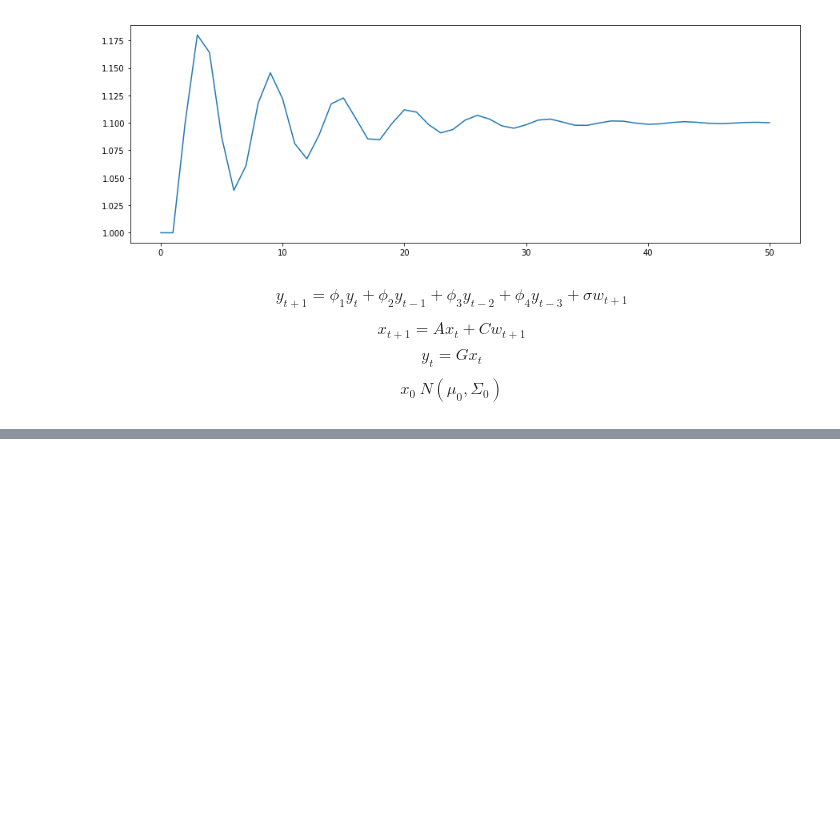
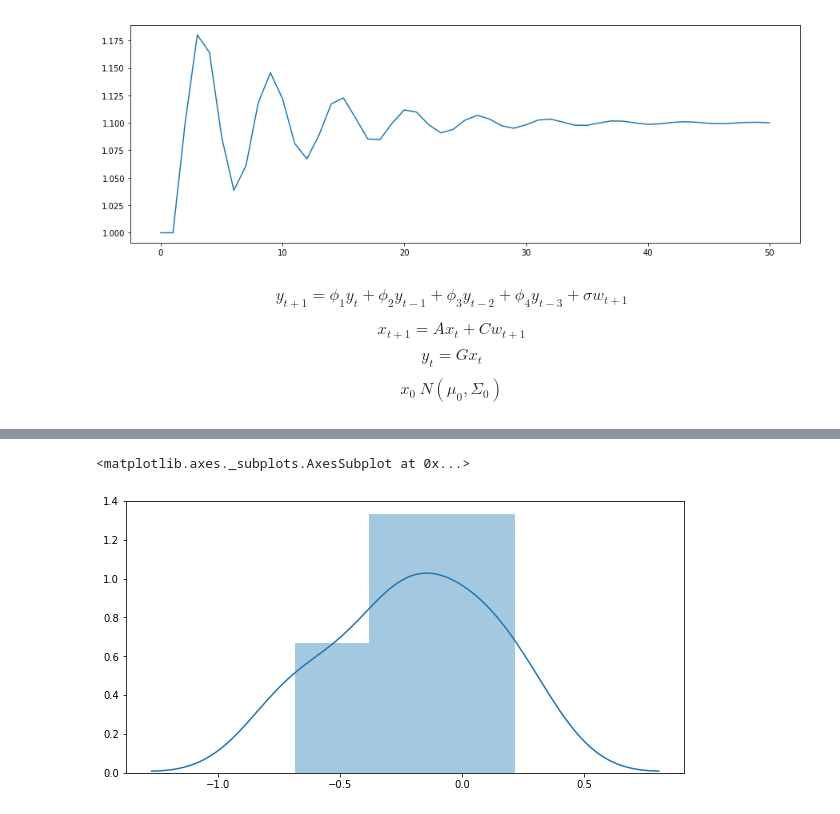
Before and after one commit to SolomonZA/ml_tutorials, a Jupyter notebook: Quantecon - Linear State Space Models.ipynb, the cells around one changed output, grey strips where cells are left out. Drawn from its saved outputs; the diff is of its cells as text; code cells hidden in the pictures; blank space fills up the shorter version.

```diff
--- a/Quantecon - Linear State Space Models.ipynb
+++ b/Quantecon - Linear State Space Models.ipynb
@@ -164,0 +262,7 @@ plt.plot(x)
+# %%
+sns.distplot(y)
+
+# This plot shows us that the different values of Y_T (the last value of the realisation) are normally distributed
+# %% [output]
+<matplotlib.axes._subplots.AxesSubplot at 0x...>
+[figure, added]
```
Also changed, not shown: parts of 3 cells of this notebook, 3 other files.
